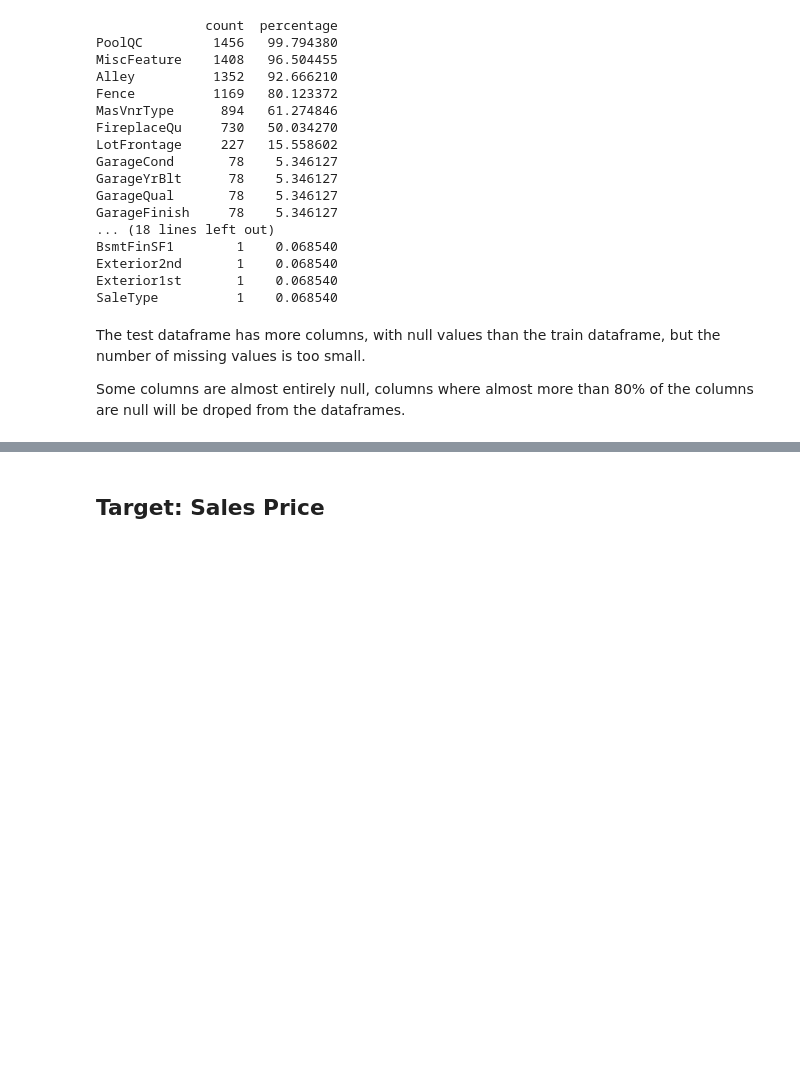
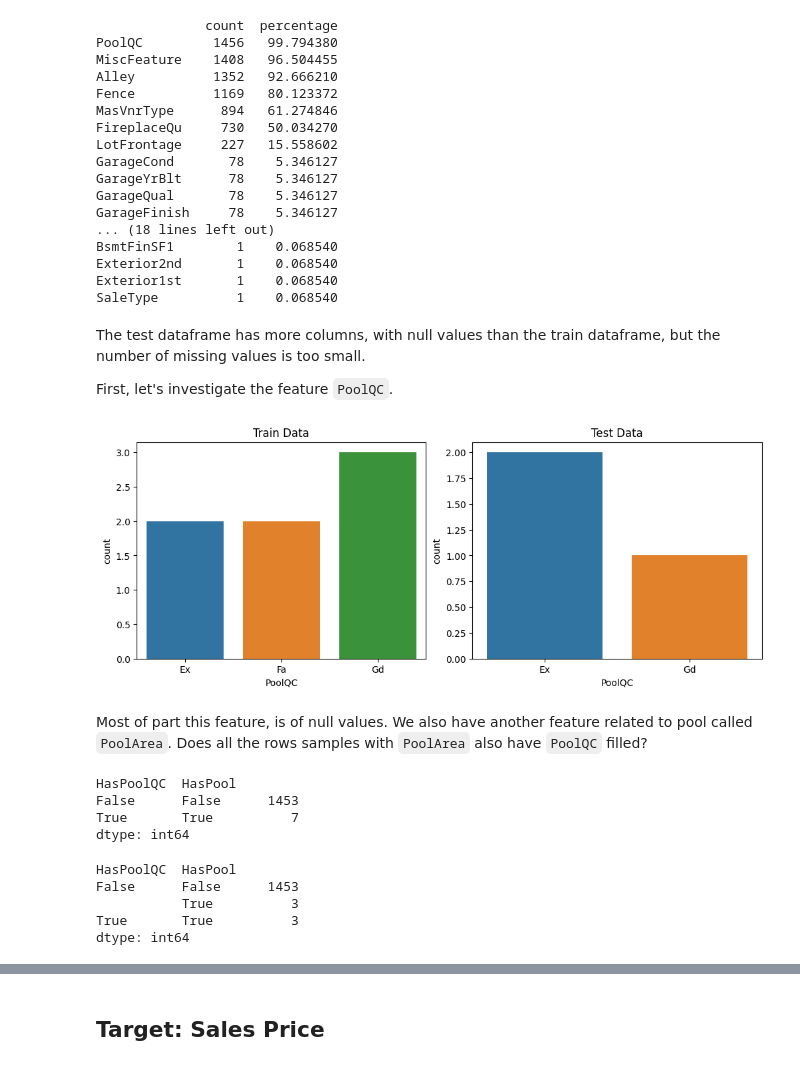
Before and after one commit to arthuralbarelli/house-prices-prediction, a Jupyter notebook: eda-house-prices.ipynb, the cells around one changed output, grey strips where cells are left out. Cells and saved outputs as stored; diff of their text form; code cells hidden in the pictures; blank space fills up the shorter version.

```diff
--- a/eda-house-prices.ipynb
+++ b/eda-house-prices.ipynb
@@ -27,6 +27,13 @@ def create_null_table(df):
     null_table.columns = ['count', 'percentage']
     null_table.sort_values(by=['count'], ascending=False, inplace=True)
     return null_table
+# %%
+def compare_countplot_train_and_test(data_train, data_test, x):
+    fig, axs = plt.subplots(1, 2, figsize=(10, 4), layout='constrained')
+    sns.countplot(data=data_train, x=x, ax=axs[0])
+    sns.countplot(data=data_test, x=x, ax=axs[1])
+    axs[0].set_title('Train Data')
+    axs[1].set_title('Test Data')
 # %% [markdown]
 ## Loading data
 # %%
@@ -150,4 +157,10 @@ SaleType          1    0.068540
 # %% [markdown]
 The test dataframe has more columns, with null values than the train dataframe, but the number of missing values is too small.
 
-Some columns are almost entirely null, columns where almost more than 80% of the columns are null will be droped from the dataframes.
+First, let's investigate the feature `PoolQC`.
+# %%
+compare_countplot_train_and_test(data_train=houses_train, data_test=houses_test, x='PoolQC')
+# %% [output]
+[figure, added]
+# %% [markdown]
+Most of part this feature, is of null values. We also have another feature related to pool called `PoolArea`. Does all the rows samples with `PoolArea` also have `PoolQC` filled?
@@ -153,0 +172,15 @@ Some columns are almost entirely null, columns where almost more than 80% of the
+# %%
+houses_train.groupby(['HasPoolQC', 'HasPool']).size()
+# %% [output]
+HasPoolQC  HasPool
+False      False      1453
+True       True          7
+dtype: int64
+# %%
+houses_test.groupby(['HasPoolQC', 'HasPool']).size()
+# %% [output]
+HasPoolQC  HasPool
+False      False      1453
+           True          3
+True       True          3
+dtype: int64
```
Also changed, not shown: parts of 7 cells of this notebook.
